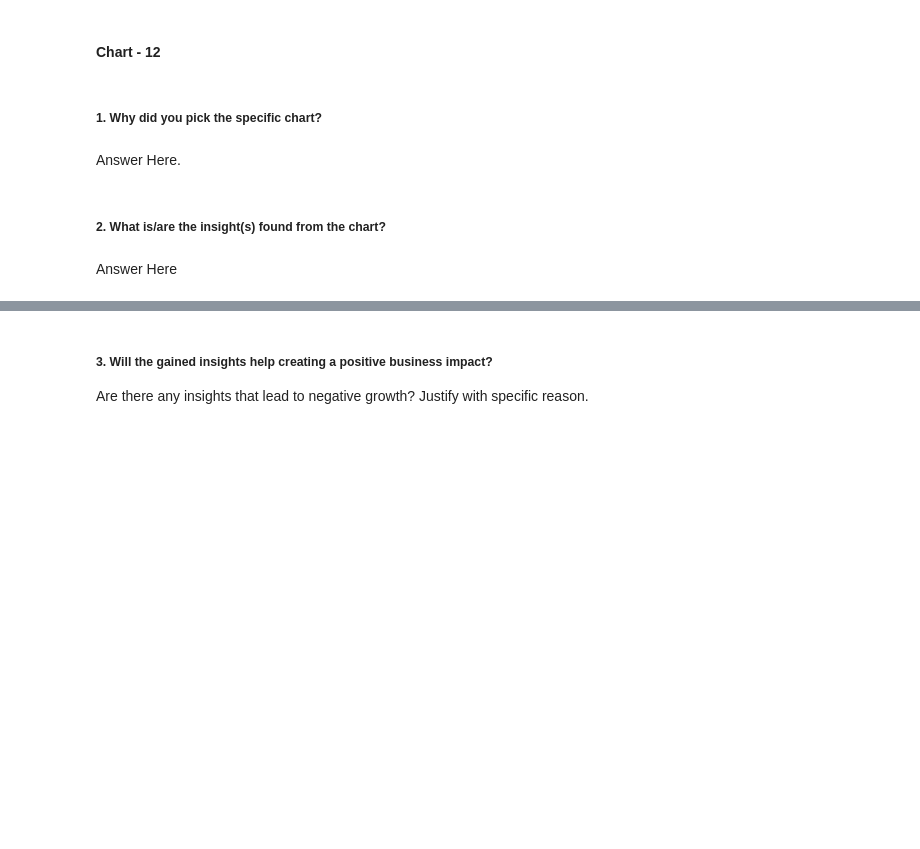
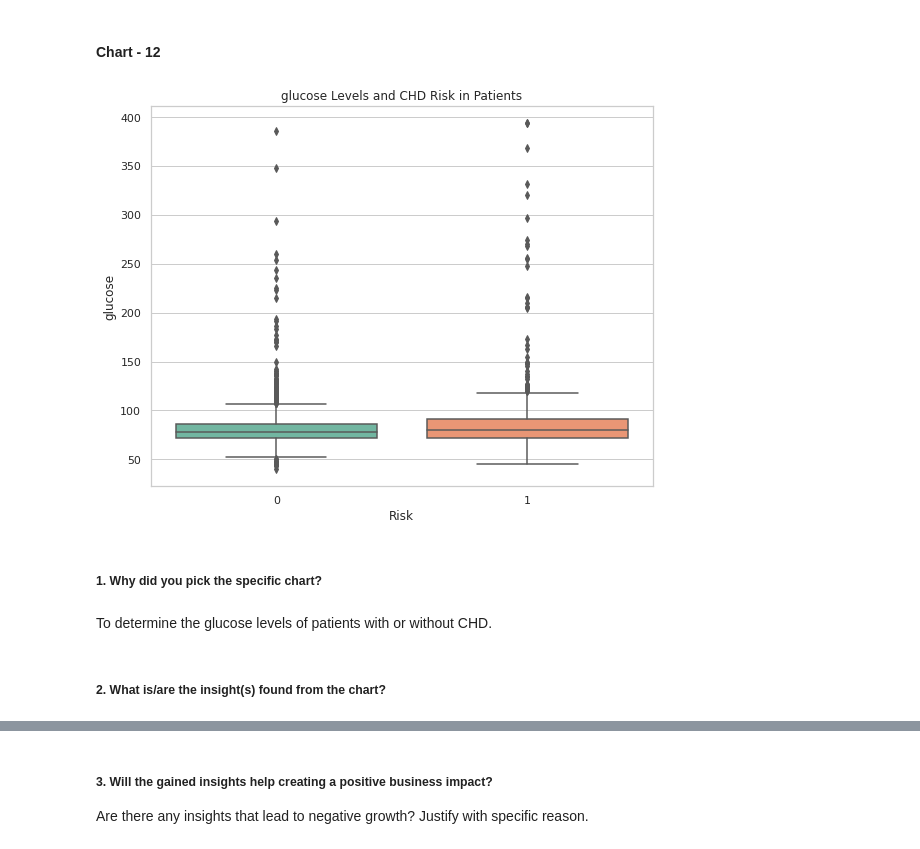
Before and after one commit to Krushikkk/Cardiovascular_Risk_Prediction, a Jupyter notebook: Cardiovascular_Risk_Prediction.ipynb, the cells around one changed output, grey strips where cells are left out. Cells and saved outputs as stored; diff of their text form; code cells hidden in the pictures; blank space fills up the shorter version.

```diff
--- a/Cardiovascular_Risk_Prediction.ipynb
+++ b/Cardiovascular_Risk_Prediction.ipynb
@@ -682,8 +704,15 @@ Answer Here
+# %%
+# Chart - 12 visualization code
+
+plt.figure(figsize = (9,7))
+sns.boxplot(y=df['glucose'], x=df['Risk'])
+plt.title('glucose Levels and CHD Risk in Patients')
+plt.show()
+# %% [output]
+[figure, added]
 # %% [markdown]
 ##### 1. Why did you pick the specific chart?
-# %% [markdown]
-Answer Here.
+# %% [markdown]
+To determine the glucose levels of patients with or without CHD.
 # %% [markdown]
 ##### 2. What is/are the insight(s) found from the chart?
-# %% [markdown]
-Answer Here
```
Also changed, not shown: parts of 41 cells of this notebook.
